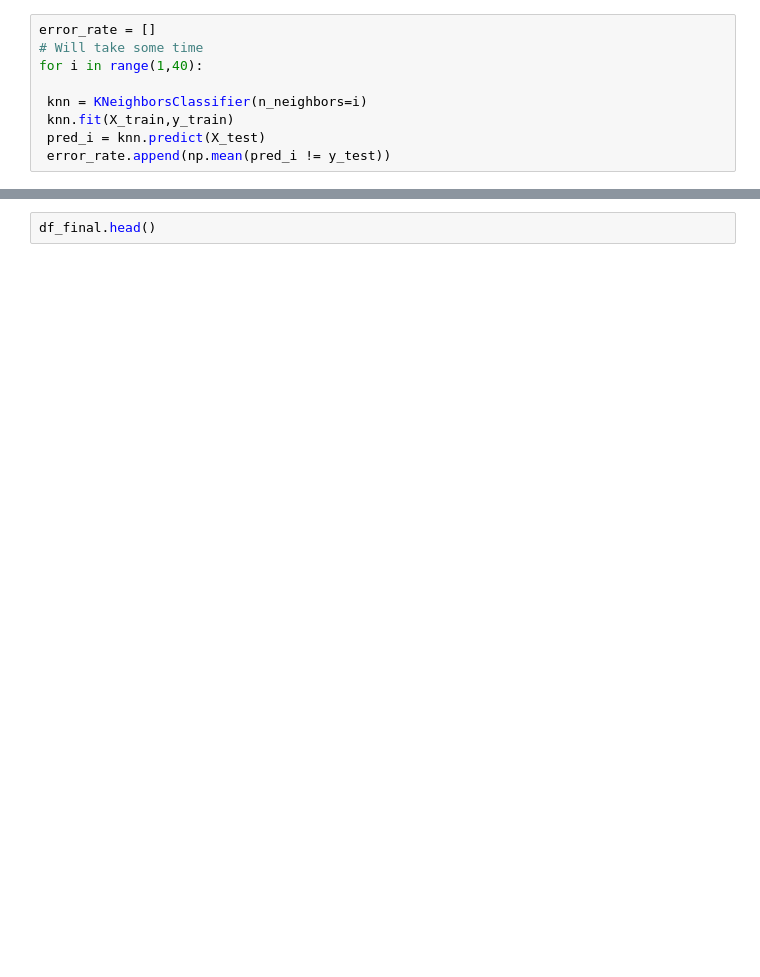
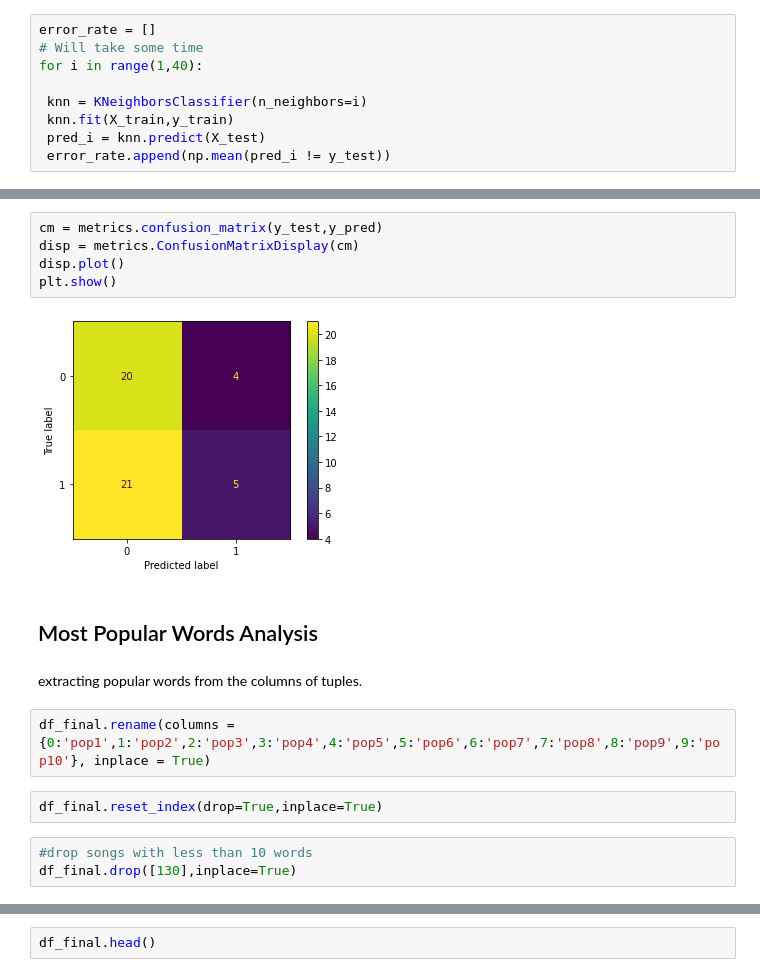
Before and after one commit to the-data-science-union/DSU-S2022-BTS, a Jupyter notebook: NLP_Song_Lyrics.ipynb, the cells around one changed output, grey strips where cells are left out. Saved outputs shown, nothing was run; the diff lists cells and outputs as text; blank space fills up the shorter version.

```diff
--- a/NLP_Song_Lyrics.ipynb
+++ b/NLP_Song_Lyrics.ipynb
@@ -560,0 +354,18 @@ Name: popularity, Length: 164, dtype: int64
+# %%
+cm = metrics.confusion_matrix(y_test,y_pred)
+disp = metrics.ConfusionMatrixDisplay(cm)
+disp.plot()
+plt.show()
+# %% [output]
+[figure, added]
+# %% [markdown]
+## Most Popular Words Analysis
+# %% [markdown]
+extracting popular words from the columns of tuples.
+# %%
+df_final.rename(columns = {0:'pop1',1:'pop2',2:'pop3',3:'pop4',4:'pop5',5:'pop6',6:'pop7',7:'pop8',8:'pop9',9:'pop10'}, inplace = True)
+# %%
+df_final.reset_index(drop=True,inplace=True)
+# %%
+#drop songs with less than 10 words
+df_final.drop([130],inplace=True)
```
Also changed, not shown: parts of 61 cells of this notebook.
